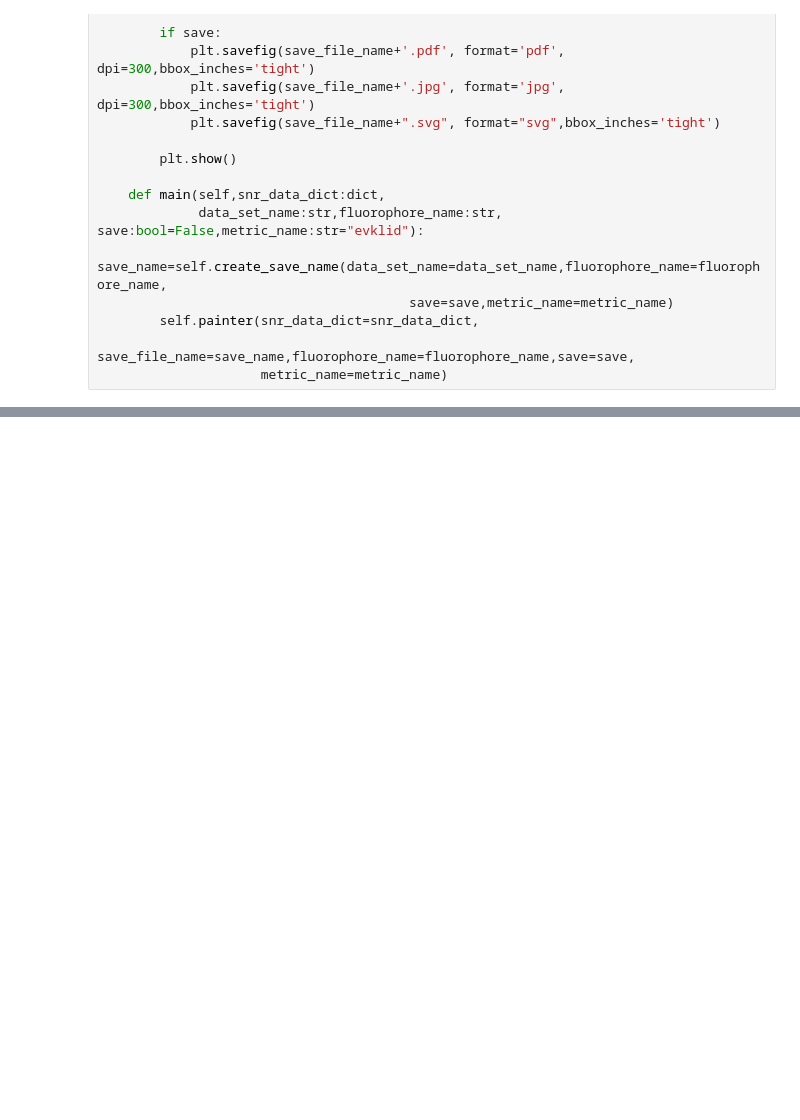
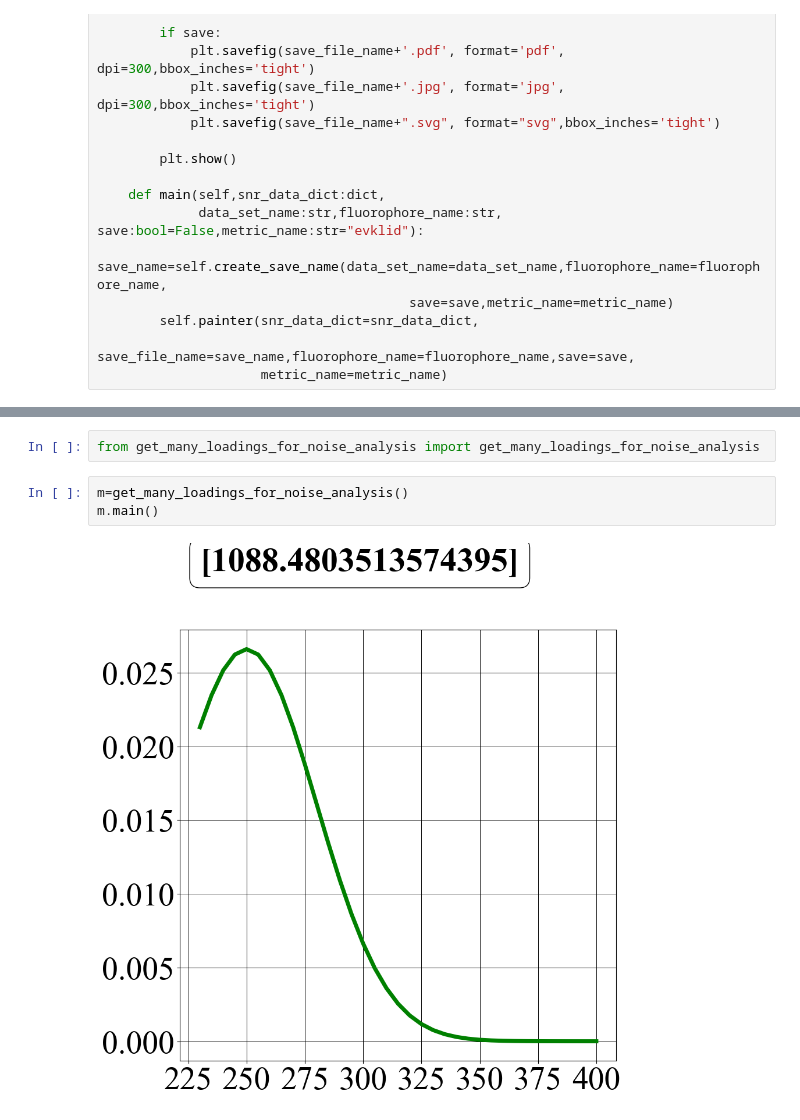
Before and after one commit to 89605502155/ml_python, a Jupyter notebook: test3.ipynb, the cells around one changed output, grey strips where cells are left out. Drawn from its saved outputs; the diff is of its cells as text; blank space fills up the shorter version.

```diff
--- a/test3.ipynb
+++ b/test3.ipynb
@@ -129,0 +129,7 @@ painter.main(snr_data_dict=b,data_set_name='asmund',
+# %%
+from get_many_loadings_for_noise_analysis import get_many_loadings_for_noise_analysis
+# %%
+m=get_many_loadings_for_noise_analysis()
+m.main()
+# %% [output]
+[figure, added]
```
Also changed, not shown: parts of 7 cells of this notebook, 4 other files.
